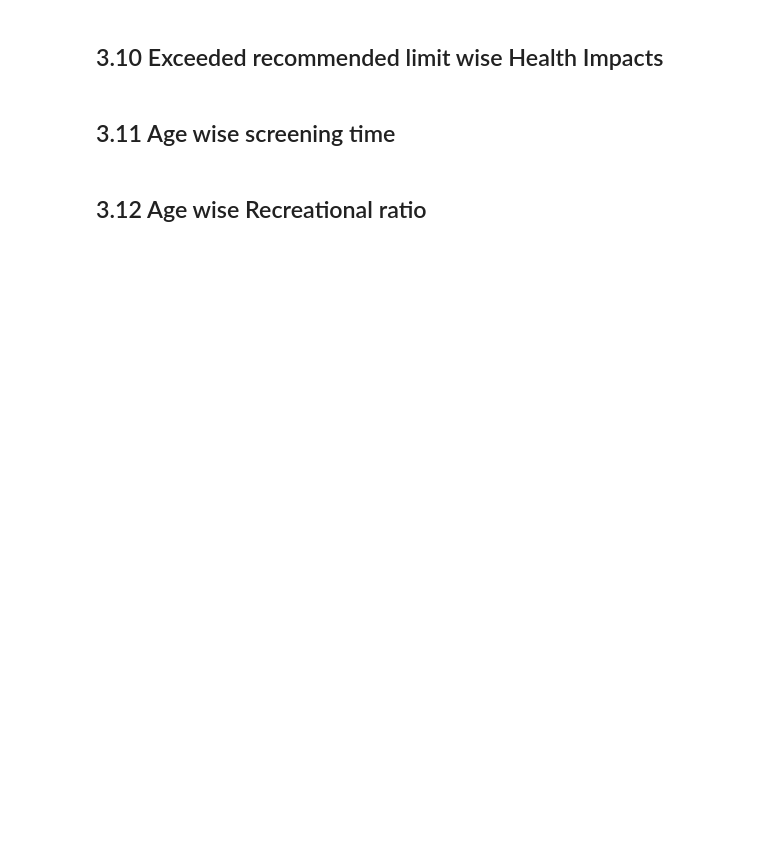
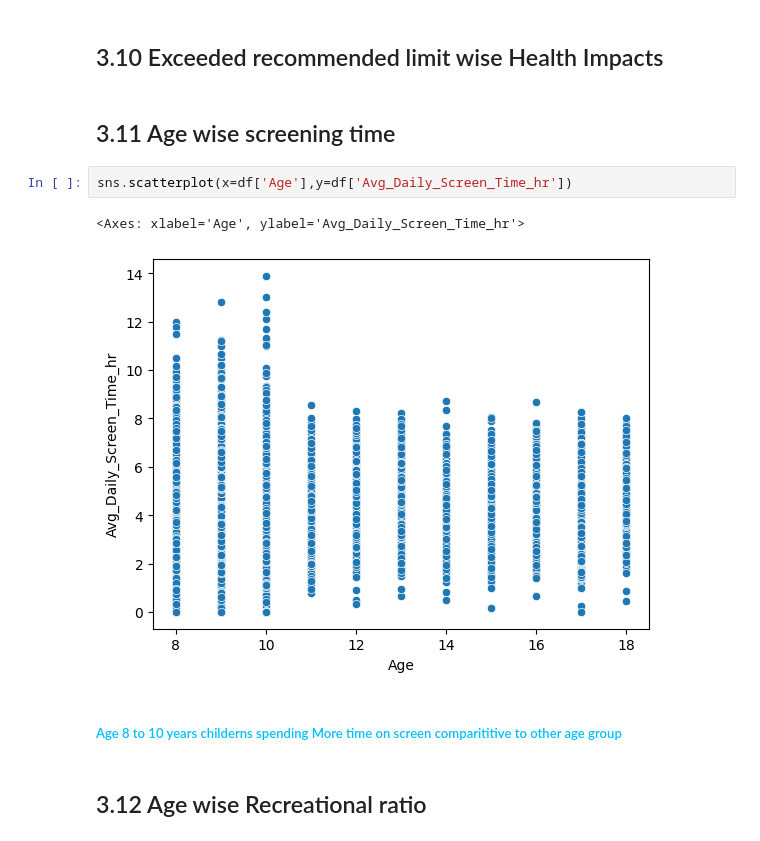
Before and after one commit to gurusharansaini/Machine-Learning, a Jupyter notebook: ML CONSEPTS/EDA/EXERCISE 6/Untitled.ipynb, the cells around one changed output. Saved outputs shown, nothing was run; the diff lists cells and outputs as text; blank space fills up the shorter version.

```diff
--- a/ML CONSEPTS/EDA/EXERCISE 6/Untitled.ipynb
+++ b/ML CONSEPTS/EDA/EXERCISE 6/Untitled.ipynb
@@ -324,5 +318,12 @@ plt.show()
 ## 3.10 Exceeded recommended limit wise Health Impacts <span id='3.10'></span>
 # %% [markdown]
 ## 3.11 Age wise screening time <span id='3.11'></span>
+# %%
+sns.scatterplot(x=df['Age'],y=df['Avg_Daily_Screen_Time_hr'])
+# %% [output]
+<Axes: xlabel='Age', ylabel='Avg_Daily_Screen_Time_hr'>
+[figure, added]
+# %% [markdown]
+##### <span style='color:deepskyblue'>Age 8 to 10 years childerns spending More time on screen comparititive to other age group</span>
 # %% [markdown]
 ## 3.12 Age wise Recreational ratio <span id='3.12'></span>
```
Also changed, not shown: parts of 10 cells of this notebook, 10 other files.
